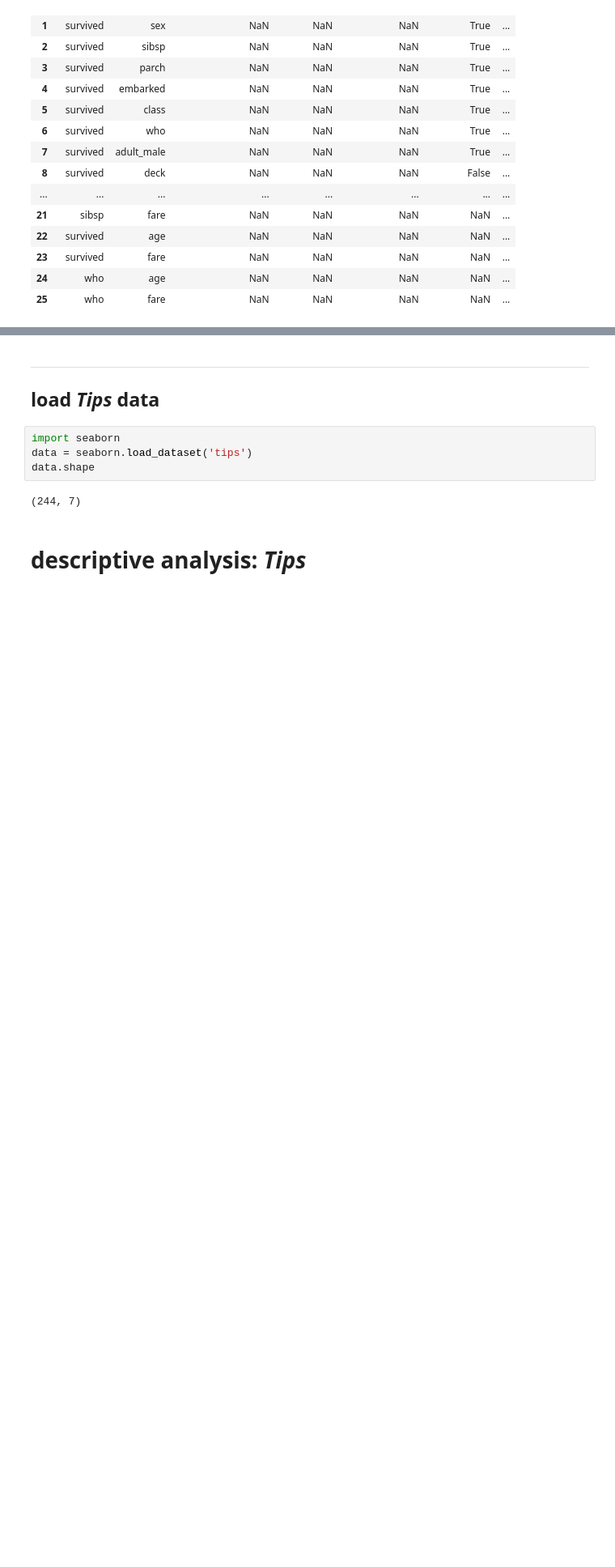
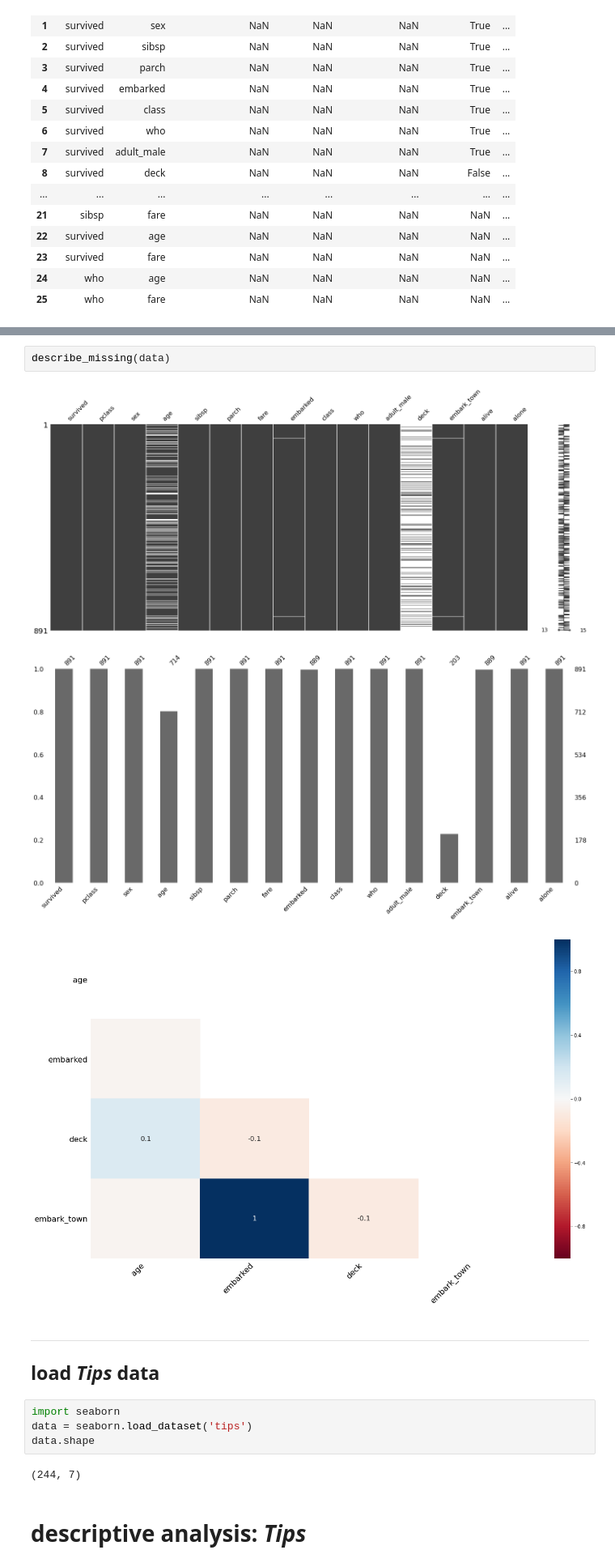
Before and after one commit to jmquintana79/utilsDS, a Jupyter notebook: notebooks/analysis/EDA/EDA-describe/notebook-EDA_describe.ipynb, the cells around one changed output, grey strips where cells are left out. Shown: that part at 81% size. Drawn from its saved outputs; the diff is of its cells as text; blank space fills up the shorter version.

Commit message:
add missing values analysis

```diff
--- a/notebooks/analysis/EDA/EDA-describe/notebook-EDA_describe.ipynb
+++ b/notebooks/analysis/EDA/EDA-describe/notebook-EDA_describe.ipynb
@@ -170,3 +178,9 @@ describe_bivariate(data)
+# %%
+describe_missing(data)
+# %% [output]
+[figure, added]
+[figure, added]
+[figure, added]
 # %% [markdown]
 ---
 ## load *Tips* data
```
Also changed, not shown: parts of 14 cells of this notebook, 3 other files.
